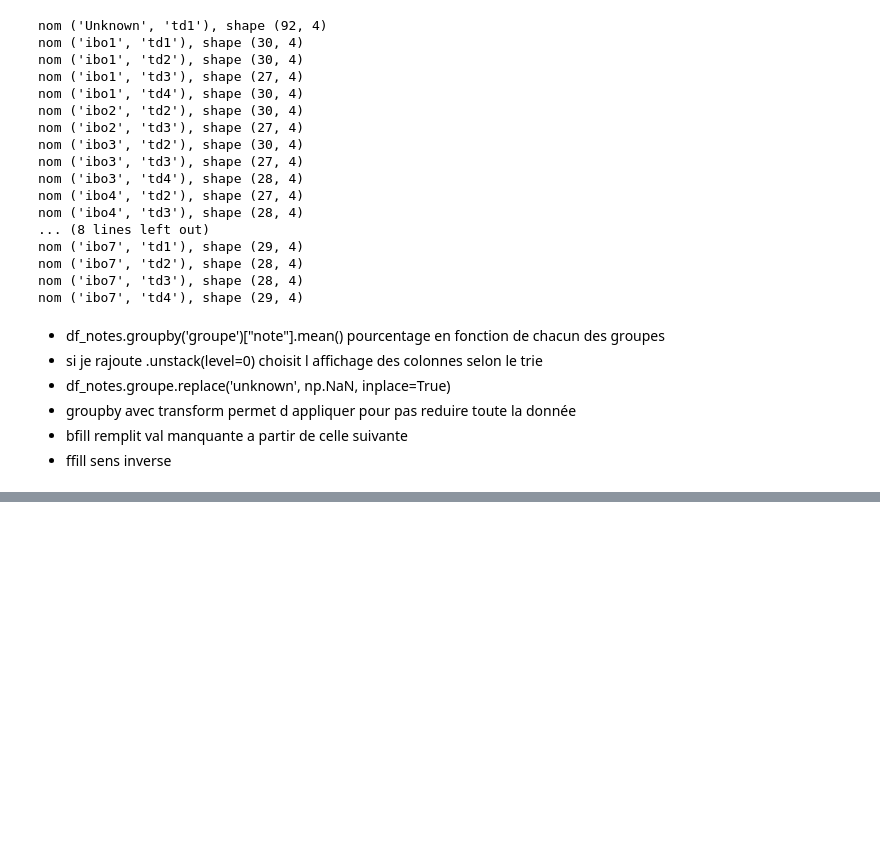
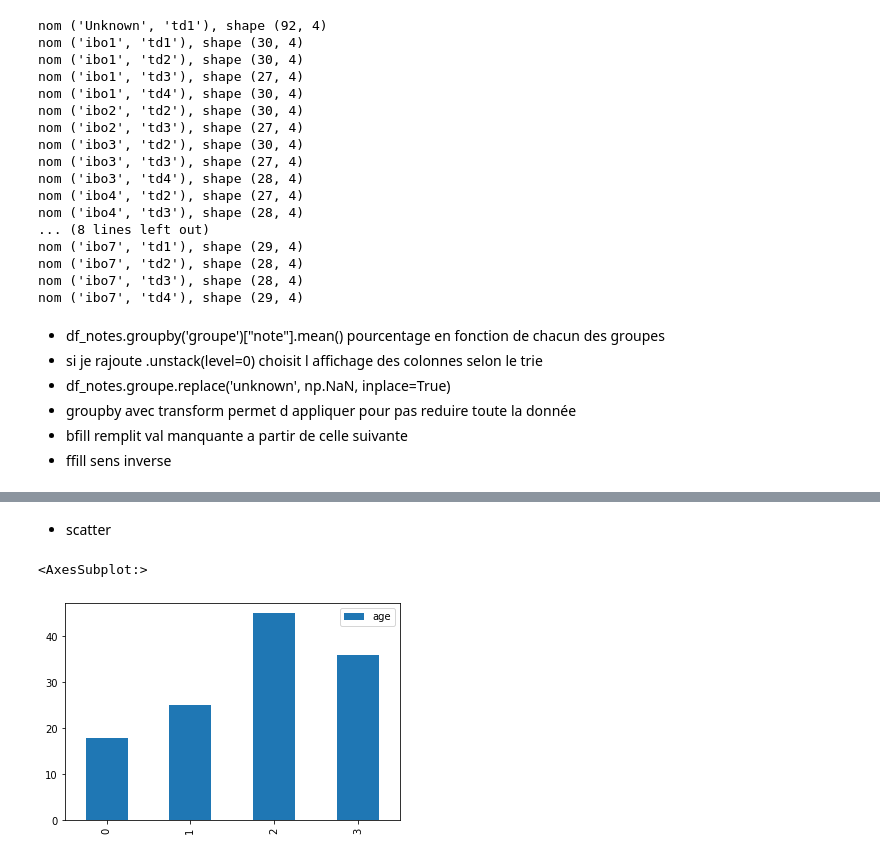
Before and after one commit to LucasLaurens/dataCollect, a Jupyter notebook: Panda.ipynb, the cells around one changed output, grey strips where cells are left out. Saved outputs shown, nothing was run; the diff lists cells and outputs as text; code cells hidden in the pictures; blank space fills up the shorter version.

```diff
--- a/Panda.ipynb
+++ b/Panda.ipynb
@@ -528,0 +544,7 @@ nom ('ibo7', 'td4'), shape (29, 4)
+# %% [markdown]
+* scatter
+# %%
+df.plot(kind='bar')
+# %% [output]
+<AxesSubplot:>
+[figure, added]
```
Also changed, not shown: parts of 9 cells of this notebook.
